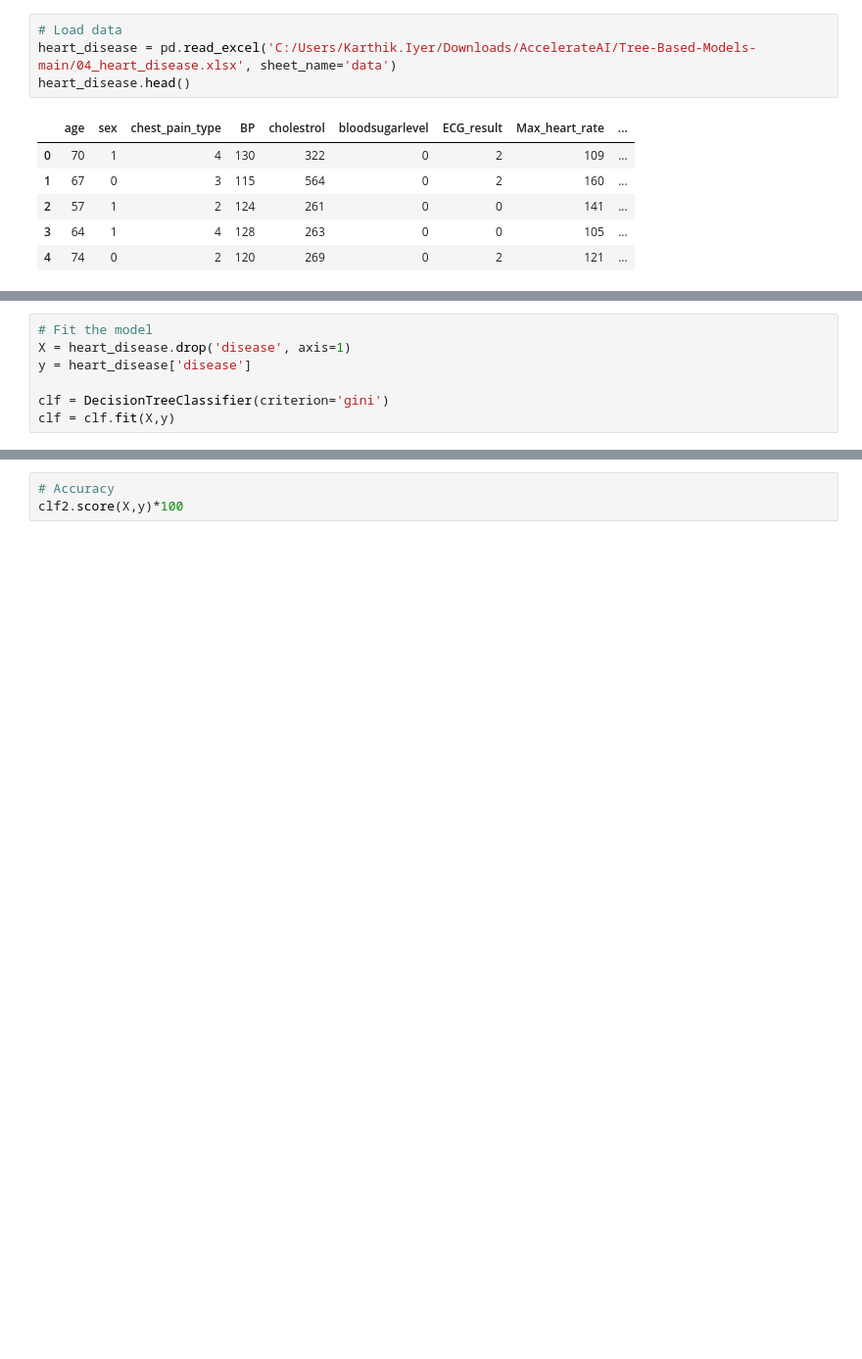
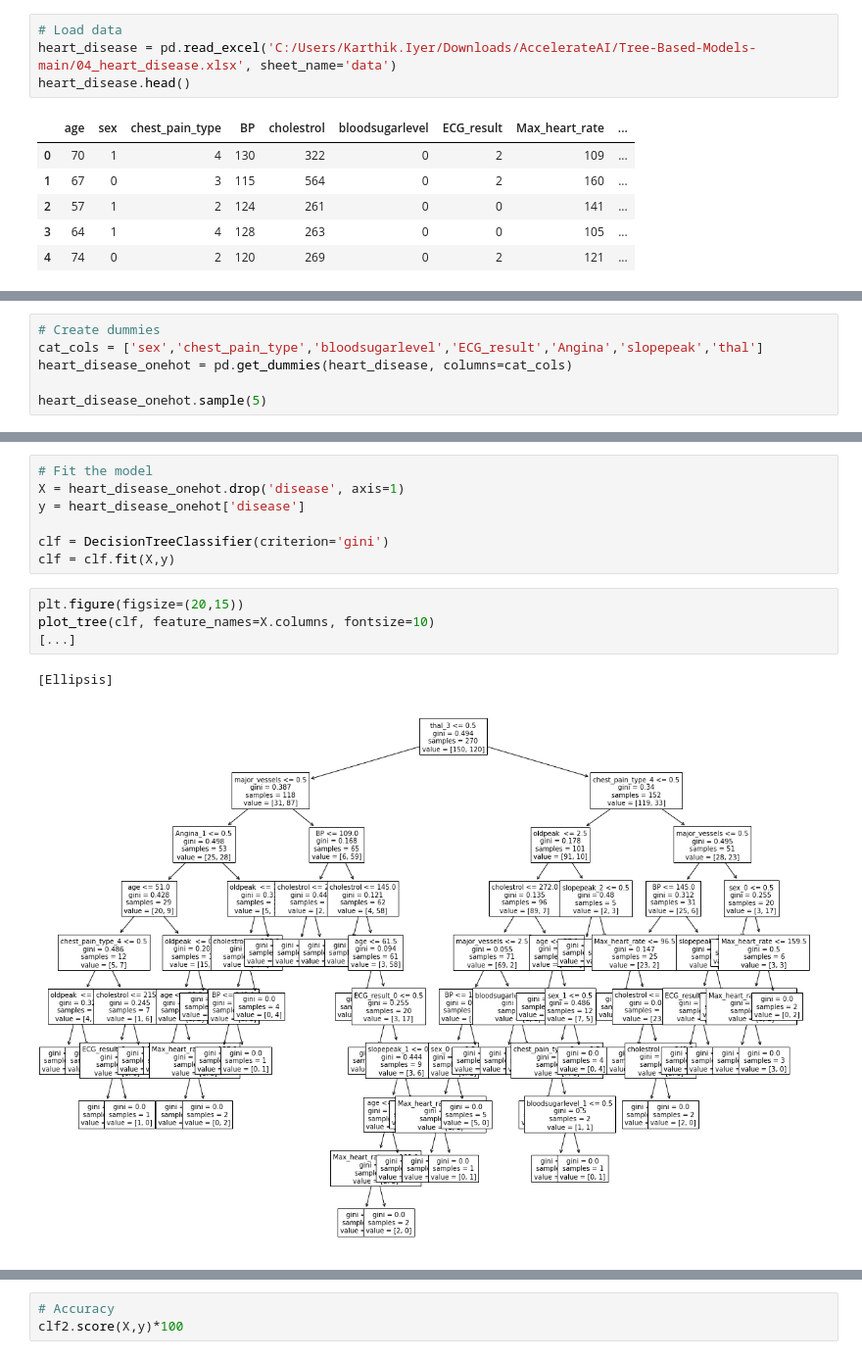
Before and after one commit to skiyer2/Coding, a Jupyter notebook: ML/Tree-Based Model/Heart disease prediction.ipynb, the cells around one changed output, grey strips where cells are left out. Shown: that part at 98% size. Saved outputs shown, nothing was run; the diff lists cells and outputs as text; blank space fills up the shorter version.

```diff
--- a/ML/Tree-Based Model/Heart disease prediction.ipynb
+++ b/ML/Tree-Based Model/Heart disease prediction.ipynb
@@ -24,0 +54,6 @@ heart_disease.head()
+# %%
+# Create dummies
+cat_cols = ['sex','chest_pain_type','bloodsugarlevel','ECG_result','Angina','slopepeak','thal']
+heart_disease_onehot = pd.get_dummies(heart_disease, columns=cat_cols)
+
+heart_disease_onehot.sample(5)
@@ -25,10 +67,17 @@ heart_disease.head()
 # %%
 # Fit the model
-X = heart_disease.drop('disease', axis=1)
-y = heart_disease['disease']
+X = heart_disease_onehot.drop('disease', axis=1)
+y = heart_disease_onehot['disease']
 
 clf = DecisionTreeClassifier(criterion='gini')
 clf = clf.fit(X,y)
+# %%
+plt.figure(figsize=(20,15))
+plot_tree(clf, feature_names=X.columns, fontsize=10)
+[...]
+# %% [output]
+[Ellipsis]
+[figure, added]
 # %%
 # Feature importance
 feature_imp = pd.Series(clf.feature_importances_, index=X.columns)
```
Also changed, not shown: parts of 10 cells of this notebook.
